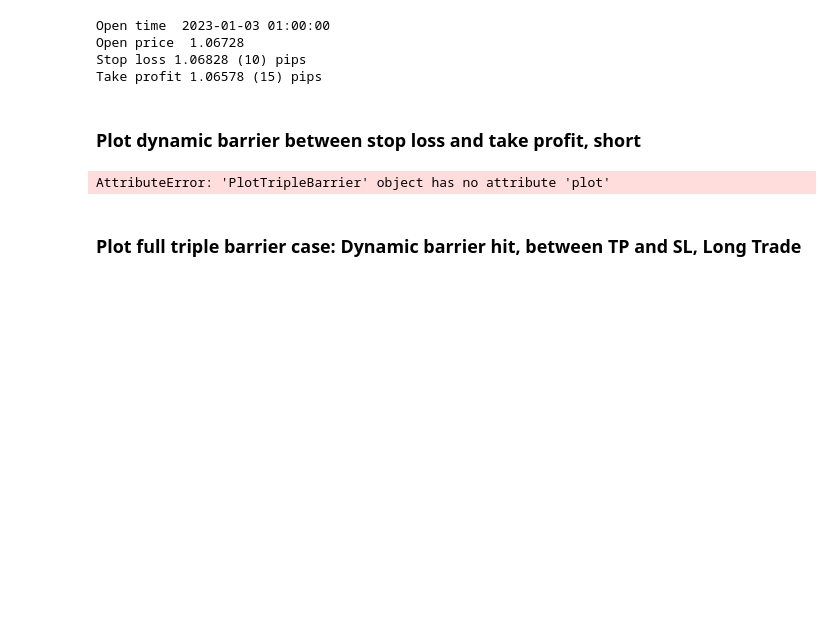
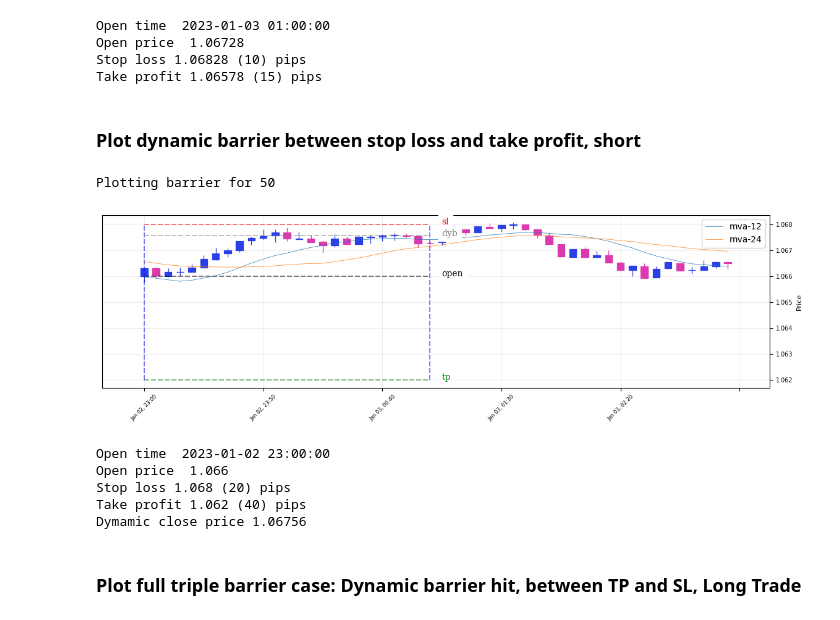
Before and after one commit to mchiuminatto/triple_barrier, a Jupyter notebook: docs/test-triple-barrier-plotting.ipynb, the cells around one changed output. Drawn from its saved outputs; the diff is of its cells as text; code cells hidden in the pictures; blank space fills up the shorter version.

```diff
--- a/docs/test-triple-barrier-plotting.ipynb
+++ b/docs/test-triple-barrier-plotting.ipynb
@@ -219,35 +219,41 @@ trade_side = TradeSide.SELL
 
 stop_loss_width = 20
 take_profit_width = 40
 stop_loss = round(open_price - trade_side.value * stop_loss_width*PIP_FACTOR, PIP_POSITION + 1)
 take_profit = round(open_price + trade_side.value * take_profit_width*PIP_FACTOR, PIP_POSITION + 1)
 
 mask = (df["close"].shift(1) > df["mva-24"].shift(1) ) & ( df["close"] < df["mva-24"] )
 dynamic_close = df.loc[mask][open_period: ].head(1)["mva-24"].values[0].round(PIP_POSITION+1)
 
 plot_tb = PlotTripleBarrier(df.open,
                            df.high,
                            df.low,
                            df.close,
                            PIP_POSITION,
                            overlay_features=[ df["mva-12"],
                                              df["mva-24"]])
 
-plot_tb.plot(entry_period=open_period,
+plot_tb._plot(entry_period=open_period,
              stop_loss_level=stop_loss,
              take_profit_level=take_profit,
              time_barrier_datetime=time_barrier,
              dynamic_exit_price=dynamic_close,
              periods_to_plot=50
              )
 
 print("Open time ", open_period)
 print("Open price ", open_price)
 print(f"Stop loss {stop_loss} ({stop_loss_width}) pips")
 print(f"Take profit {take_profit} ({take_profit_width}) pips")
 print(f"Dymamic close price {dynamic_close}")
 # %% [output]
-AttributeError: 'PlotTripleBarrier' object has no attribute 'plot'
+Plotting barrier for 50
+[figure, added]
+Open time  2023-01-02 23:00:00
+Open price  1.066
+Stop loss 1.068 (20) pips
+Take profit 1.062 (40) pips
+Dymamic close price 1.06756
 # %% [markdown]
 ### Plot full triple barrier case: Dynamic barrier hit, between TP and SL, Long Trade
 # %% [markdown]
```
Also changed, not shown: parts of 6 cells of this notebook, 29 other files.
